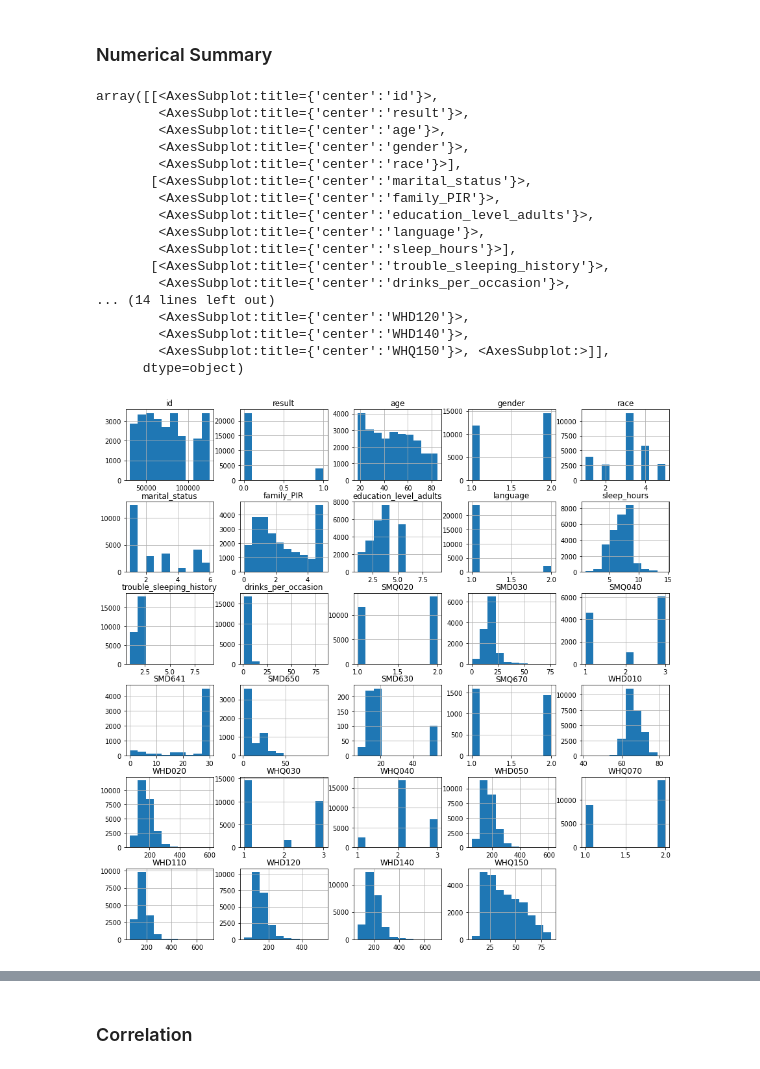
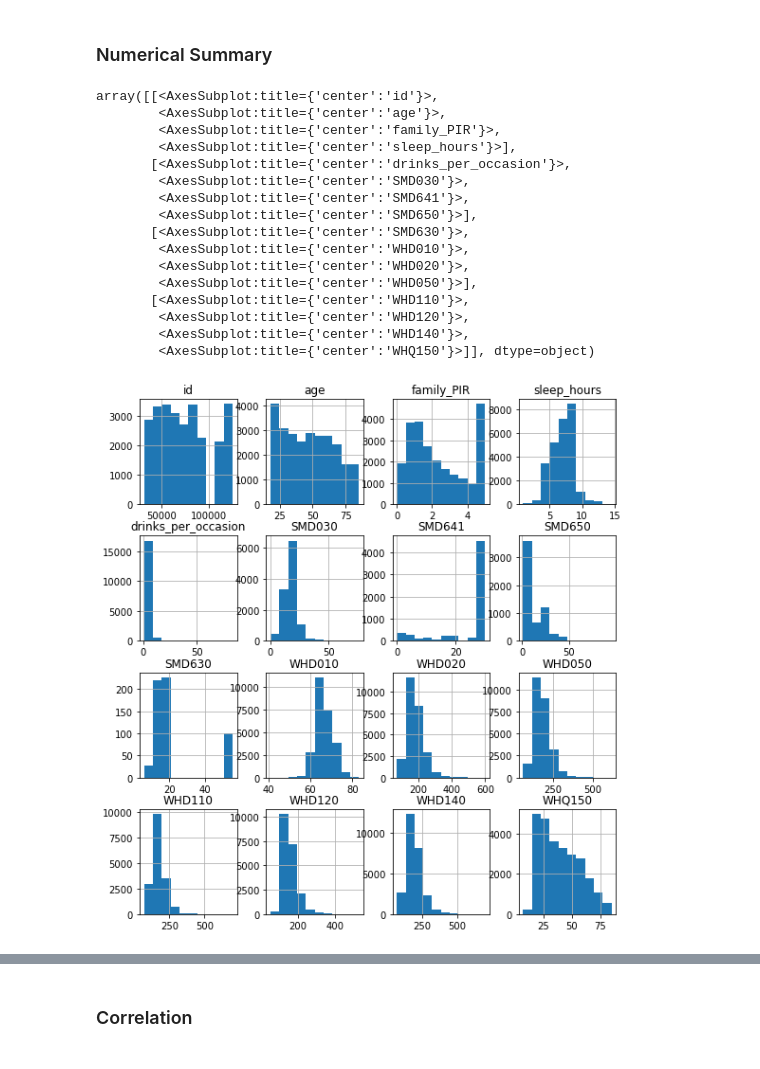
Before and after one commit to tingweiDong/depressionML, a Jupyter notebook: Code/ml.ipynb, the cells around one changed output, grey strips where cells are left out. Cells and saved outputs as stored; diff of their text form; code cells hidden in the pictures.

```diff
--- a/Code/ml.ipynb
+++ b/Code/ml.ipynb
@@ -54,3 +54,20 @@ Data columns (total 29 columns):
  28  WHQ150                    25958 non-null  float64
 dtypes: float64(23), int64(6)
 memory usage: 5.9 MB
+# %%
+df['result'] = df.result.astype(object)
+df['gender'] = df.gender.astype(object)
+df['race'] = df.race.astype(object)
+df['marital_status'] = df.marital_status.astype(object)
+df['education_level_adults'] = df.education_level_adults.astype(object)
+
+df['language'] = df.language.astype(object)
+df['trouble_sleeping_history'] = df.trouble_sleeping_history.astype(object)
+df['SMQ020'] = df.SMQ020.astype(object)
+df['SMQ040'] = df.SMQ040.astype(object)
+df['SMQ670'] = df.SMQ670.astype(object)
+df['WHQ030'] = df.WHQ030.astype(object)
+
+
+df['WHQ040'] = df.WHQ040.astype(object)
+df['WHQ070'] = df.WHQ070.astype(object)
@@ -107,25 +142,25 @@ plt.savefig('../Output/imbalanced.png')
 # %% [markdown]
 ### Numerical Summary
 # %%
-fig = plt.figure(figsize = (15,15))
+fig = plt.figure(figsize = (9,10))
 ax = fig.gca()
 df.hist(ax = ax)
+#plt.savefig('../Output/numhist.png')
 # %% [output]
 array([[<AxesSubplot:title={'center':'id'}>,
-        <AxesSubplot:title={'center':'result'}>,
         <AxesSubplot:title={'center':'age'}>,
-        <AxesSubplot:title={'center':'gender'}>,
-        <AxesSubplot:title={'center':'race'}>],
-       [<AxesSubplot:title={'center':'marital_status'}>,
         <AxesSubplot:title={'center':'family_PIR'}>,
-        <AxesSubplot:title={'center':'education_level_adults'}>,
-        <AxesSubplot:title={'center':'language'}>,
         <AxesSubplot:title={'center':'sleep_hours'}>],
-       [<AxesSubplot:title={'center':'trouble_sleeping_history'}>,
-        <AxesSubplot:title={'center':'drinks_per_occasion'}>,
-... (14 lines left out)
+       [<AxesSubplot:title={'center':'drinks_per_occasion'}>,
+        <AxesSubplot:title={'center':'SMD030'}>,
+        <AxesSubplot:title={'center':'SMD641'}>,
+        <AxesSubplot:title={'center':'SMD650'}>],
+       [<AxesSubplot:title={'center':'SMD630'}>,
+        <AxesSubplot:title={'center':'WHD010'}>,
+        <AxesSubplot:title={'center':'WHD020'}>,
+        <AxesSubplot:title={'center':'WHD050'}>],
+       [<AxesSubplot:title={'center':'WHD110'}>,
         <AxesSubplot:title={'center':'WHD120'}>,
         <AxesSubplot:title={'center':'WHD140'}>,
-        <AxesSubplot:title={'center':'WHQ150'}>, <AxesSubplot:>]],
-      dtype=object)
+        <AxesSubplot:title={'center':'WHQ150'}>]], dtype=object)
-[figure, old version]
+[figure, new version]
```
Also changed, not shown: parts of 4 cells of this notebook, 5 other files.
